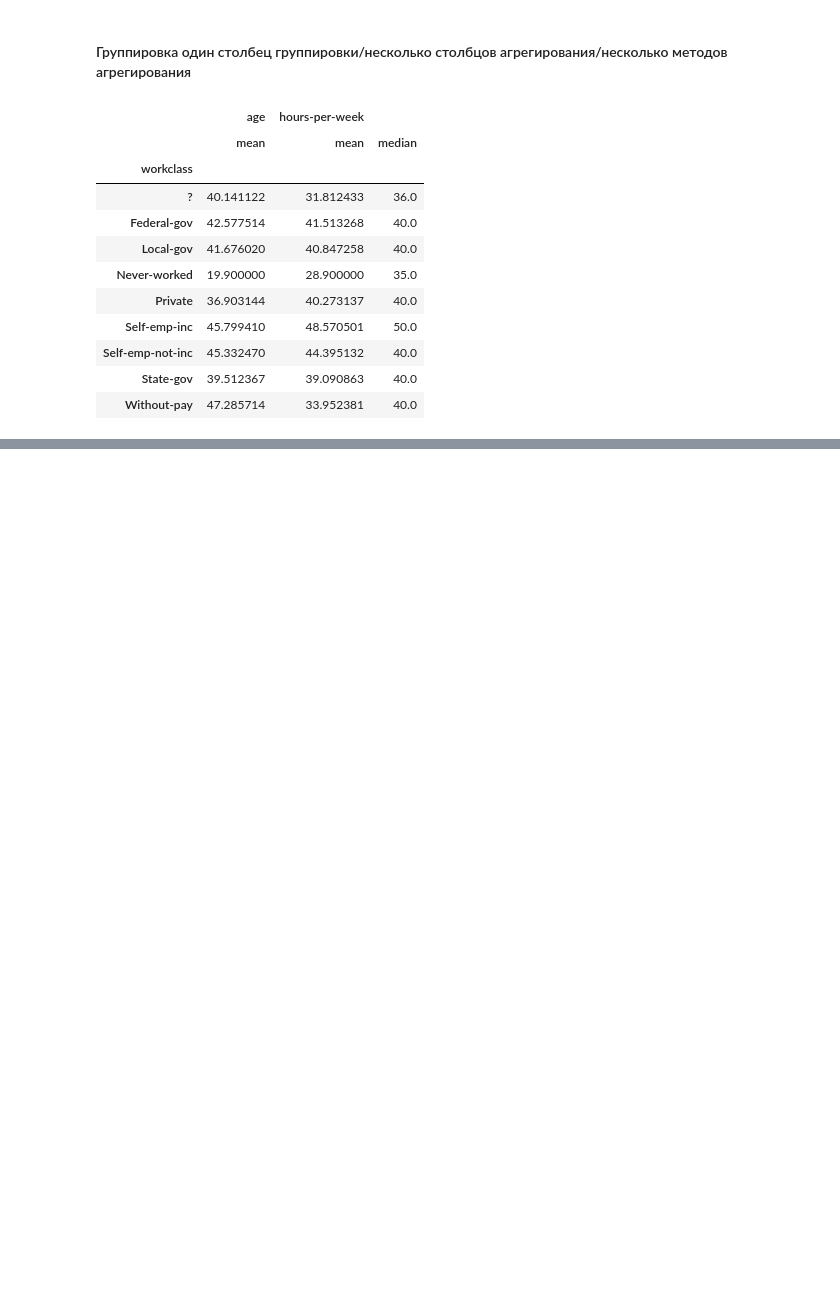
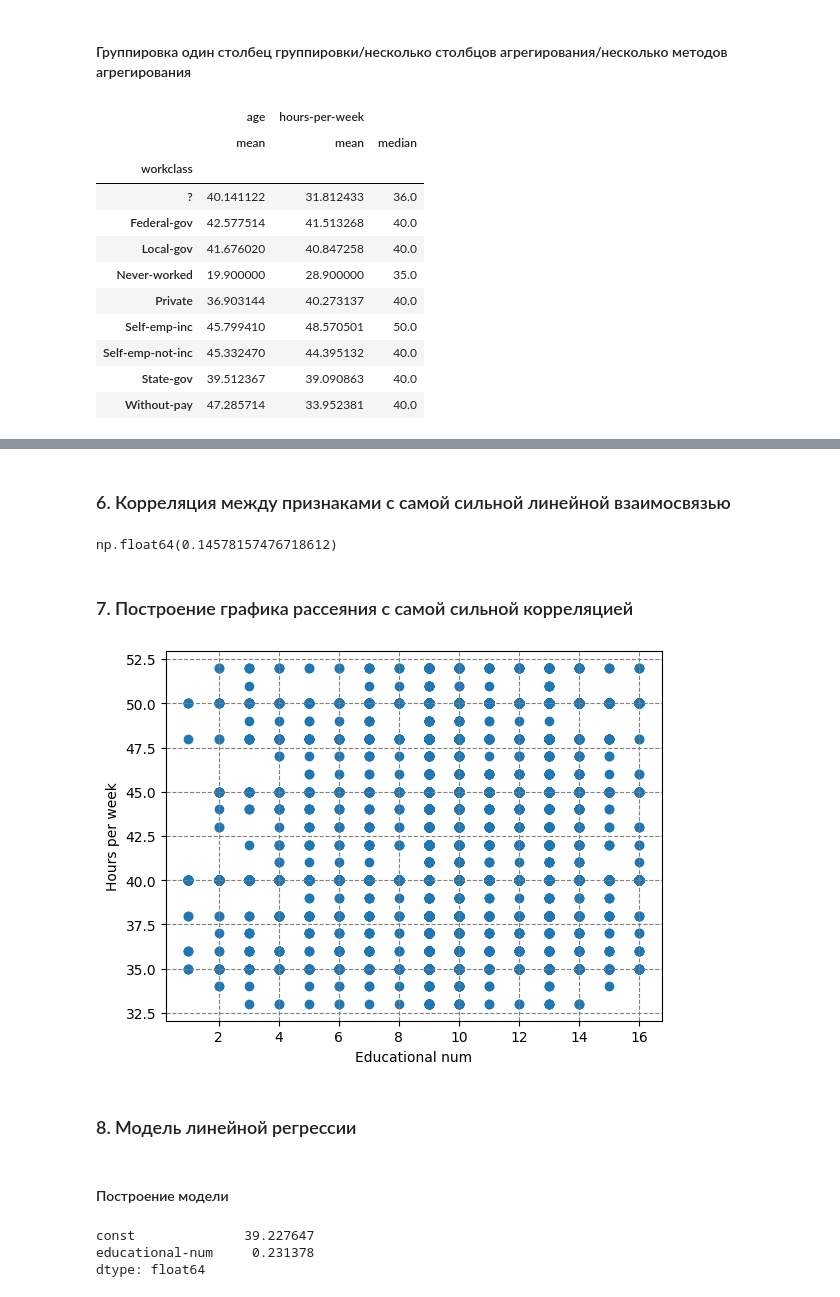
Before and after one commit to kalyuzhin/income-analysis-usa-residents, a Jupyter notebook: analysis.ipynb, the cells around one changed output, grey strips where cells are left out. Drawn from its saved outputs; the diff is of its cells as text; code cells hidden in the pictures; blank space fills up the shorter version.

```diff
--- a/analysis.ipynb
+++ b/analysis.ipynb
@@ -223,0 +446,4 @@ data.groupby('workclass').agg({'age': ['mean'], 'hours-per-week': ['mean', 'medi
+# %%
+mean_age = cleaned_data['age'].mean()
+std_age = cleaned_data['age'].std()
+mean_age, std_age
@@ -223,0 +452,4 @@ data.groupby('workclass').agg({'age': ['mean'], 'hours-per-week': ['mean', 'medi
+# %%
+low2 = mean_age - 3 * std_age
+up2 = mean_age + 3 * std_age
+low2, up2
@@ -223,0 +458,3 @@ data.groupby('workclass').agg({'age': ['mean'], 'hours-per-week': ['mean', 'medi
+# %%
+cleaned_data = cleaned_data[(cleaned_data['age'] >= low2) & (cleaned_data['age'] <= up2)]
+cleaned_data.info()
@@ -223,0 +489,2 @@ data.groupby('workclass').agg({'age': ['mean'], 'hours-per-week': ['mean', 'medi
+# %%
+cleaned_data.fillna({'col': median_hours_per_week}, inplace=True)
@@ -223,0 +504,31 @@ data.groupby('workclass').agg({'age': ['mean'], 'hours-per-week': ['mean', 'medi
+# %% [markdown]
+### 6. Корреляция между признаками с самой сильной линейной взаимосвязью
+# %%
+cleaned_data['hours-per-week'].corr(cleaned_data['educational-num'])
+# %% [output]
+np.float64(0.14578157476718612)
+# %% [markdown]
+### 7. Построение графика рассеяния с самой сильной корреляцией
+# %%
+plt.scatter(cleaned_data['educational-num'], cleaned_data['hours-per-week'])
+plt.xlabel('Educational num')
+plt.ylabel('Hours per week')
+plt.grid(axis='x', linestyle='--', color='gray')
+plt.grid(axis='y', linestyle='--', color='gray')
+plt.show()
+# %% [output]
+[figure, added]
+# %% [markdown]
+### 8. Модель линейной регрессии
+# %% [markdown]
+#### Построение модели
+# %%
+X = sm.add_constant(cleaned_data['educational-num'])
+Y = cleaned_data['hours-per-week']
+model = sm.OLS(Y, X).fit()
+p = model.params
+p
+# %% [output]
+const              39.227647
+educational-num     0.231378
+dtype: float64
```
Also changed, not shown: parts of 72 cells of this notebook.
